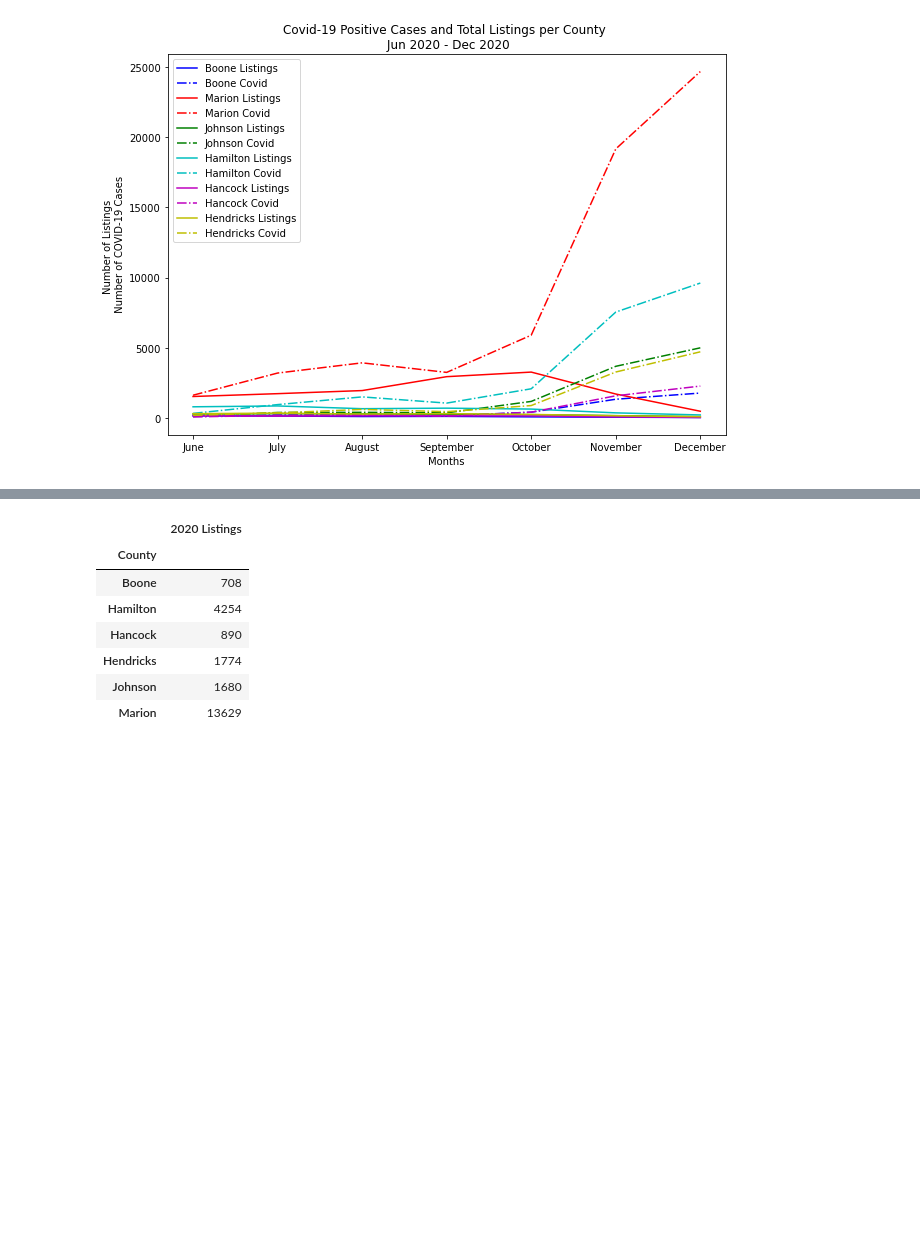
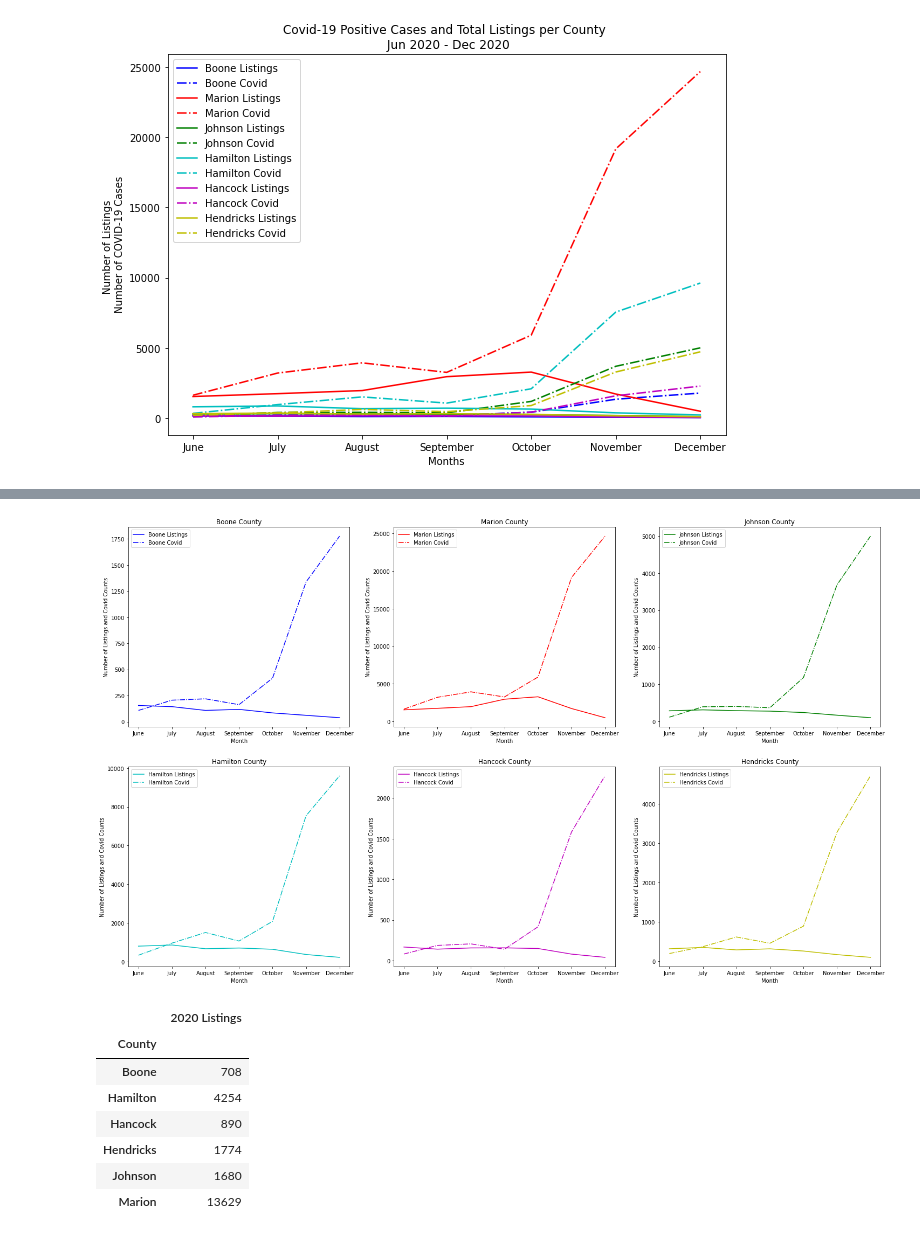
Before and after one commit to c-kleerun/COVID-Housing-Comparison, a Jupyter notebook: Covid-Housing-Analysis.ipynb, the cells around one changed output, grey strips where cells are left out. Saved outputs shown, nothing was run; the diff lists cells and outputs as text; code cells hidden in the pictures; blank space fills up the shorter version.

Commit message:
added group graph for counties

```diff
--- a/Covid-Housing-Analysis.ipynb
+++ b/Covid-Housing-Analysis.ipynb
@@ -434,3 +407,74 @@ AttributeError: 'numpy.ndarray' object has no attribute 'plot'
+# %%
+
+
+fig, ax = plt.subplots(2, 3, figsize=(25,15), sharex=False, sharey=False)
+
+p1=ax[0,0].plot(b_xvalues, b_yvalues, b_color)
+p2=ax[0,0].plot(b_xvalues, b_yvalues2, b_color2)
+
+ax[0,0].set_title('Boone County')
+ax[0,0].set_ylabel('Number of Listings and Covid Counts')
+ax[0,0].set_xlabel('Month')
+ax[0,0].set_xticks(ticks)
+ax[0,0].set_xticklabels(labels)
+ax[0,0].legend((p1[0], p2[0]), ('Boone Listings', 'Boone Covid'))
+
+p3=ax[0,1].plot(m_xvalues, m_yvalues, m_color)
+p4=ax[0,1].plot(m_xvalues, m_yvalues2, m_color2)
+
+ax[0,1].set_title('Marion County')
+ax[0,1].set_ylabel('Number of Listings and Covid Counts')
+ax[0,1].set_xlabel('Month')
+ax[0,1].set_xticks(ticks)
+ax[0,1].set_xticklabels(labels)
+ax[0,1].legend((p3[0], p4[0]), ('Marion Listings', 'Marion Covid'))
+
+
+p5=ax[0,2].plot(j_xvalues, j_yvalues, j_color)
+p6=ax[0,2].plot(j_xvalues, j_yvalues2, j_color2)
+
+ax[0,2].set_title('Johnson County')
+ax[0,2].set_ylabel('Number of Listings and Covid Counts')
+ax[0,2].set_xlabel('Month')
+ax[0,2].set_xticks(ticks)
+ax[0,2].set_xticklabels(labels)
+ax[0,2].legend((p5[0], p6[0]), ('Johnson Listings', 'Johnson Covid'))
+
+p7=ax[1,0].plot(ha_xvalues, ha_yvalues, ha_color)
+p8=ax[1,0].plot(ha_xvalues, ha_yvalues2, ha_color2)
+
+ax[1,0].set_title('Hamilton County')
+ax[1,0].set_ylabel('Number of Listings and Covid Counts')
+ax[1,0].set_xlabel('Month')
+ax[1,0].set_xticks(ticks)
+ax[1,0].set_xticklabels(labels)
+ax[1,0].legend((p7[0], p8[0]), ('Hamilton Listings', 'Hamilton Covid'))
+
+p9=ax[1,1].plot(hk_xvalues, hk_yvalues, hk_color)
+p10=ax[1,1].plot(hk_xvalues, hk_yvalues2, hk_color2)
+
+ax[1,1].set_title('Hancock County')
+ax[1,1].set_ylabel('Number of Listings and Covid Counts')
+ax[1,1].set_xlabel('Month')
+ax[1,1].set_xticks(ticks)
+ax[1,1].set_xticklabels(labels)
+ax[1,1].legend((p9[0], p10[0]), ('Hancock Listings', 'Hancock Covid'))
+
+ax[1,2]
+p11=ax[1,2].plot(he_xvalues, he_yvalues, he_color)
+p12=ax[1,2].plot(he_xvalues, he_yvalues2, he_color2)
+
+ax[1,2].set_title('Hendricks County')
+ax[1,2].set_ylabel('Number of Listings and Covid Counts')
+ax[1,2].set_xlabel('Month')
+ax[1,2].set_xticks(ticks)
+ax[1,2].set_xticklabels(labels)
+ax[1,2].legend((p11[0], p12[0]), ('Hendricks Listings', 'Hendricks Covid'))
+
+plt.savefig('output/listings_covid_county.png')
+plt.show()
+# %% [output]
+[figure, added]
 # %%
 #Total listings for period of 2020 by county
 rs_2020_listing_count = rs_combined_listing["2020 Listings"].groupby("County").sum()
```
Also changed, not shown: parts of 1 cell of this notebook, 1 other file.
